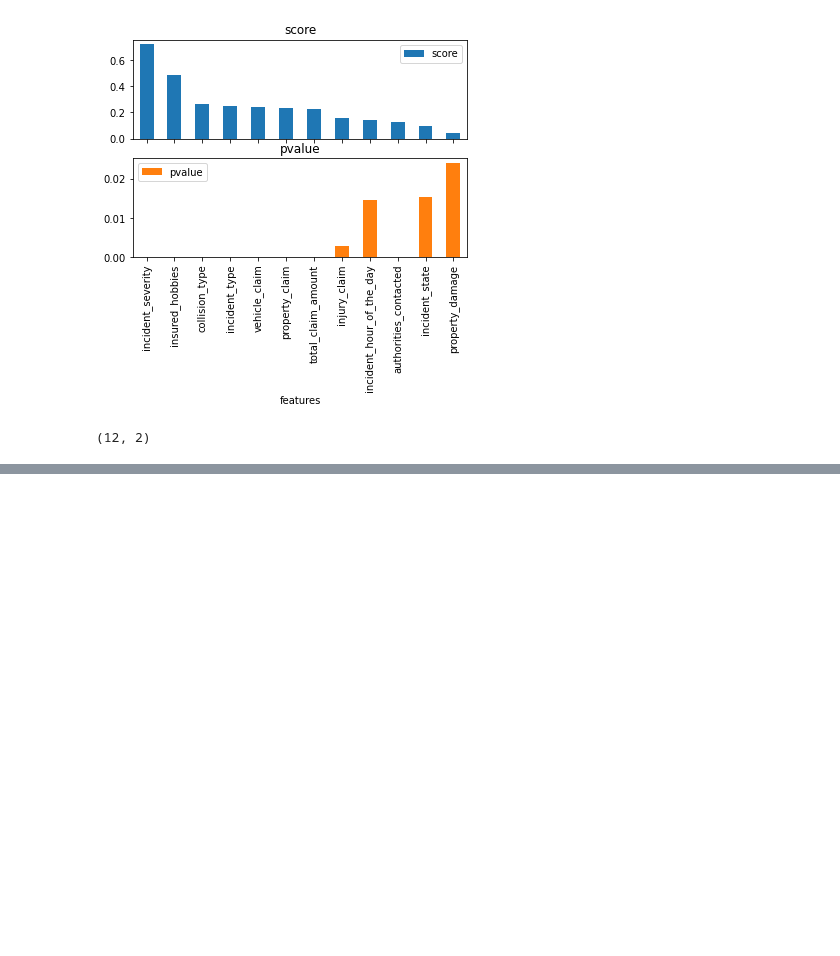
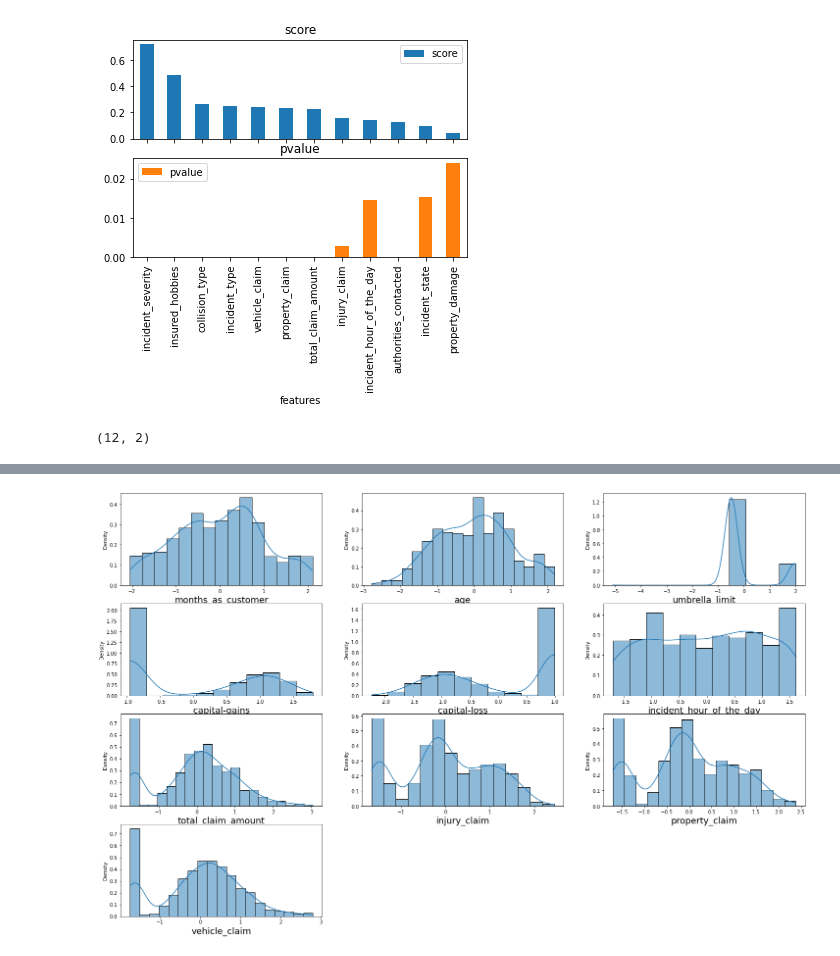
Before and after one commit to zobekenobe/DT-Evaluation-Project, a Jupyter notebook: Project 10.ipynb, the cells around one changed output, grey strips where cells are left out. Cells and saved outputs as stored; diff of their text form; code cells hidden in the pictures; blank space fills up the shorter version.

```diff
--- a/Project 10.ipynb
+++ b/Project 10.ipynb
@@ -283,0 +554,16 @@ only 12 features show high correlation value
+# %%
+# Performing a Power Transformation to make the data more gaussian
+from sklearn.preprocessing import PowerTransformer
+df1[numeric_features] = PowerTransformer().fit_transform(df[numeric_features])
+# %%
+plt.figure(figsize = (25, 20))
+plotnumber = 1
+for col in numeric_features:
+    if plotnumber < 16:
+        plt.subplot(5,3, plotnumber)
+        sns.histplot(df1[col], kde = True, stat = 'density')
+        plt.xlabel(col, fontsize = 18)
+    plotnumber += 1
+plt.show()
+# %% [output]
+[figure, added]
```
Also changed, not shown: parts of 64 cells of this notebook.
